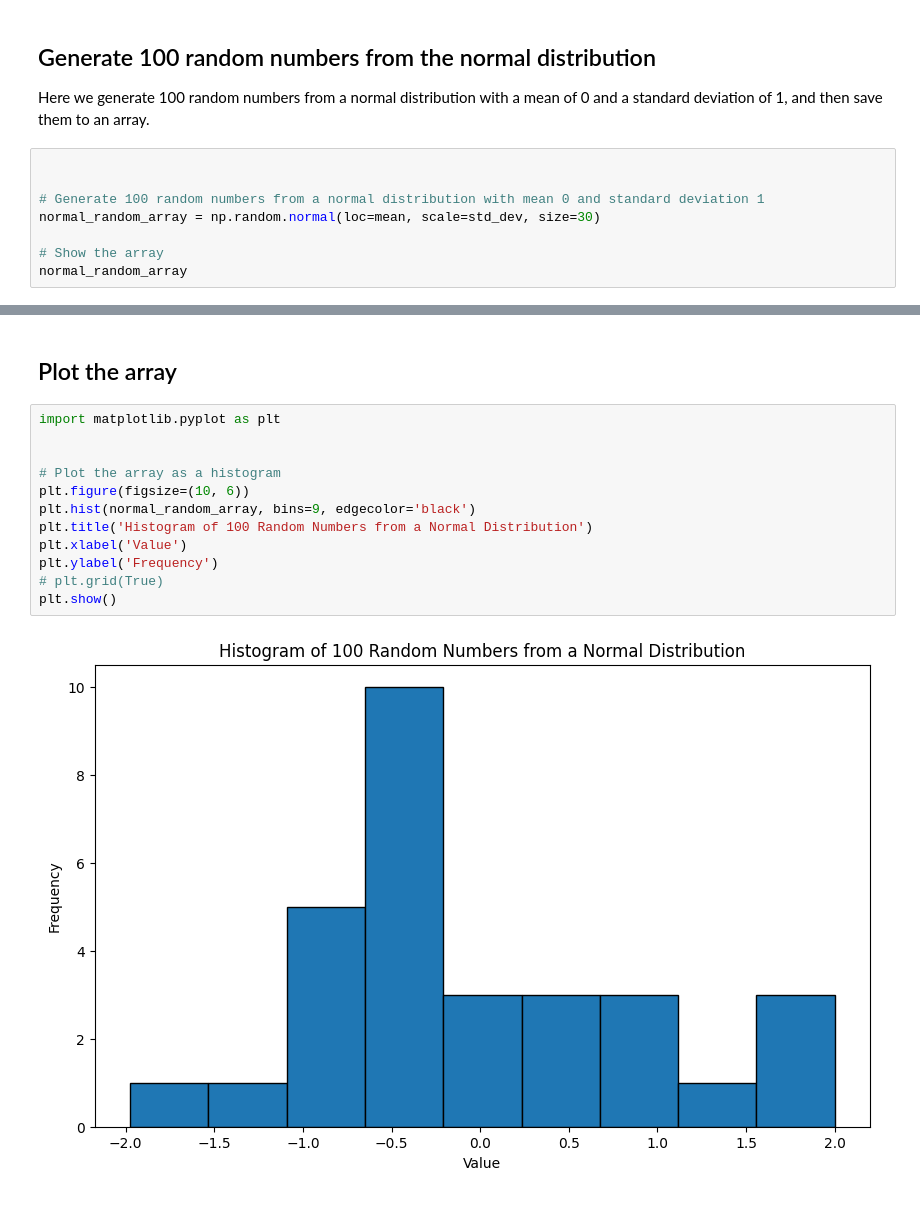
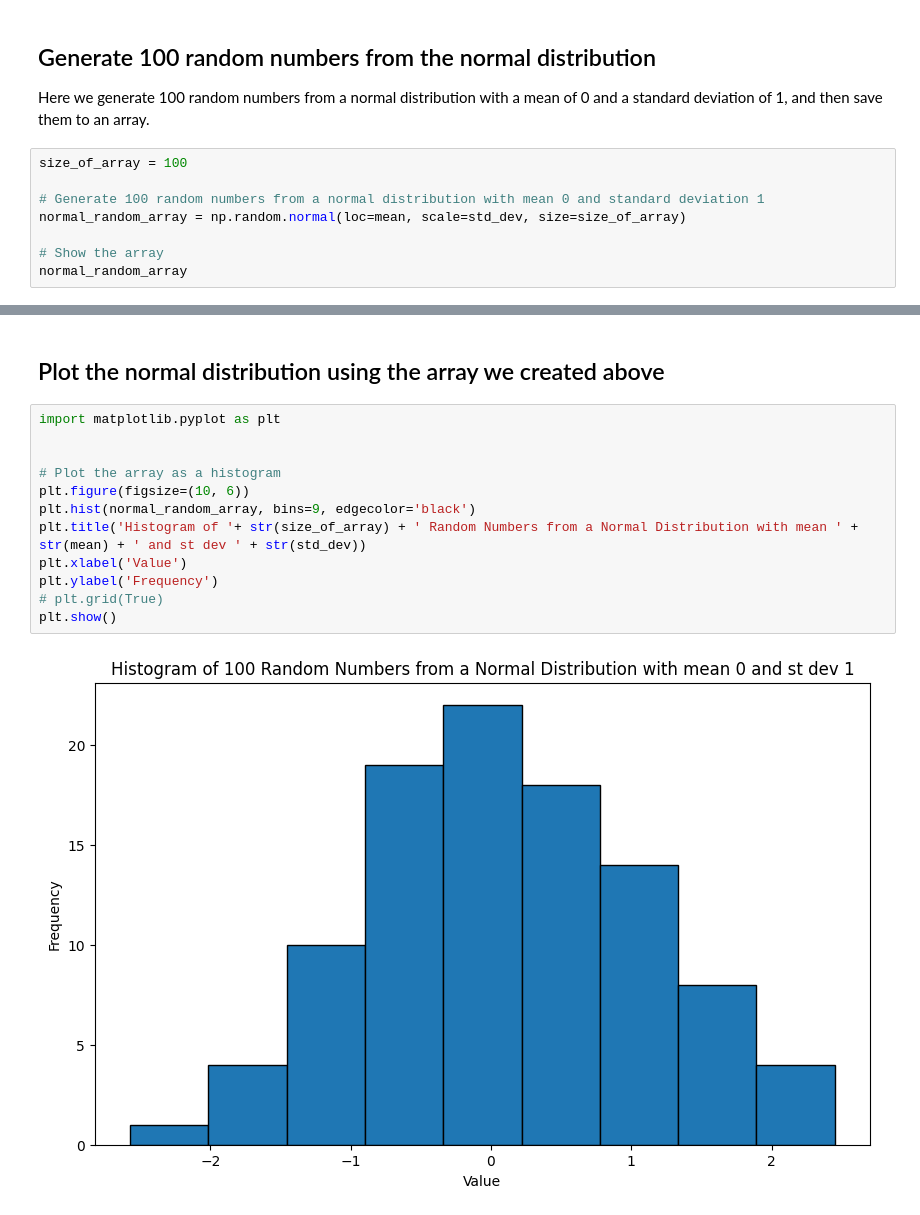
Before and after one commit to zmek/queue_network_simulator, a Jupyter notebook: intro.ipynb, the cells around one changed output, grey strips where cells are left out. Drawn from its saved outputs; the diff is of its cells as text.

Commit message:
add distributions to intro notebook

```diff
--- a/intro.ipynb
+++ b/intro.ipynb
@@ -59,10 +59,10 @@ normal_random_number
 
 Here we generate 100 random numbers from a normal distribution with a mean of 0 and a standard deviation of 1, and then save them to an array.
 # %%
-
+size_of_array = 100
 
 # Generate 100 random numbers from a normal distribution with mean 0 and standard deviation 1
-normal_random_array = np.random.normal(loc=mean, scale=std_dev, size=30)
+normal_random_array = np.random.normal(loc=mean, scale=std_dev, size=size_of_array)
 
 # Show the array
 normal_random_array
@@ -76,16 +90,16 @@ array([-0.81856654, -0.21009567,  1.79625739,  1.32074488, -0.23120355,
 # %% [markdown]
-## Plot the array
+## Plot the normal distribution using the array we created above
 # %%
 import matplotlib.pyplot as plt
 
 
 # Plot the array as a histogram
 plt.figure(figsize=(10, 6))
 plt.hist(normal_random_array, bins=9, edgecolor='black')
-plt.title('Histogram of 100 Random Numbers from a Normal Distribution')
+plt.title('Histogram of '+ str(size_of_array) + ' Random Numbers from a Normal Distribution with mean ' + str(mean) + ' and st dev ' + str(std_dev))
 plt.xlabel('Value')
 plt.ylabel('Frequency')
 # plt.grid(True)
 plt.show()
 # %% [output]
-[figure, old version]
+[figure, new version]
```
Also changed, not shown: parts of 9 cells of this notebook.
